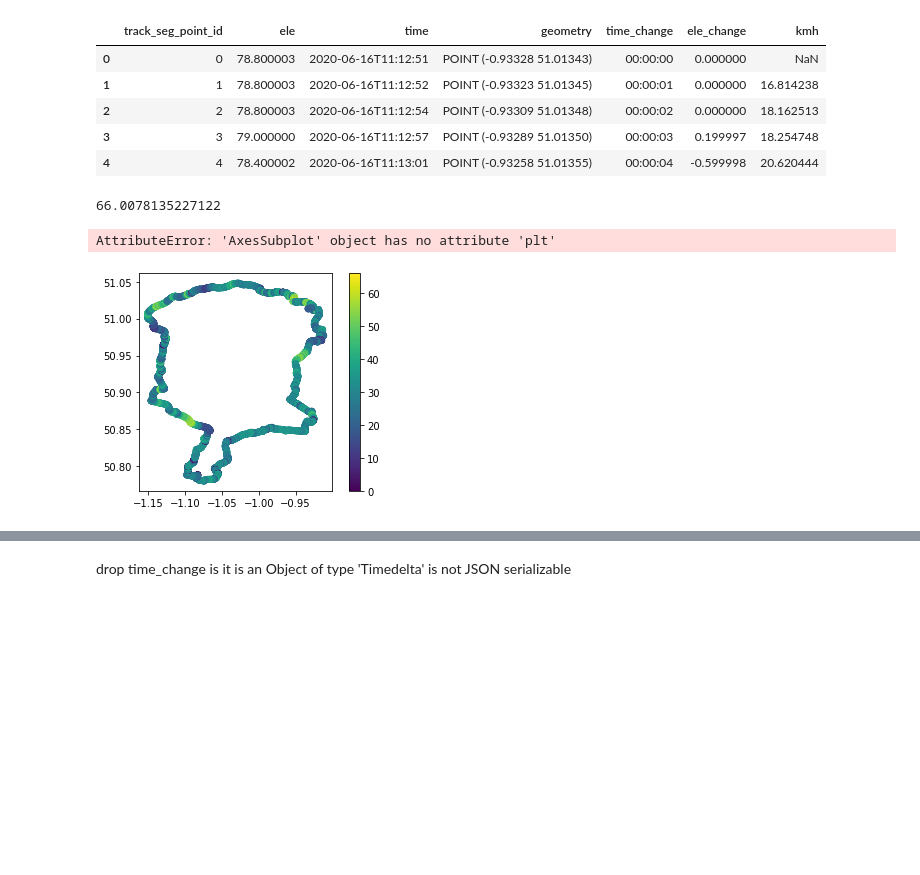
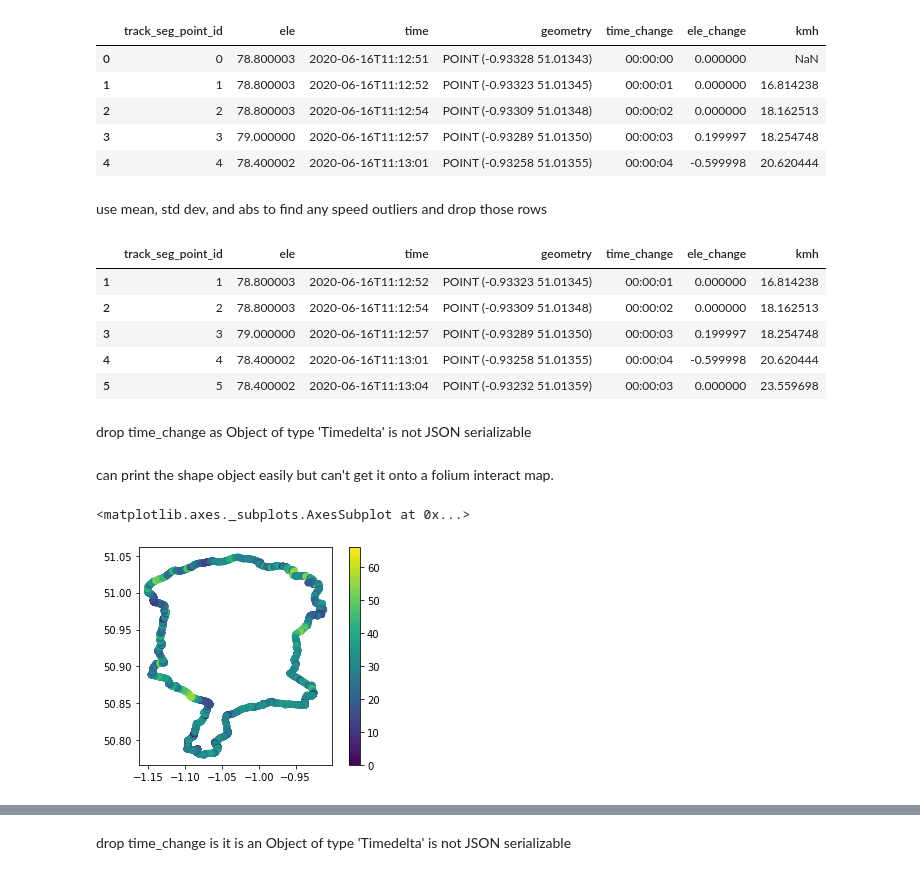
Before and after one commit to githubchinny/GPX, a Jupyter notebook: new_readGPX.ipynb, the cells around one changed output, grey strips where cells are left out. Cells and saved outputs as stored; diff of their text form; code cells hidden in the pictures; blank space fills up the shorter version.

Commit message:
add binning for line colors.  Try adding plot to folium (didn't work)

```diff
--- a/new_readGPX.ipynb
+++ b/new_readGPX.ipynb
@@ -74,4 +74,18 @@ gdf_points.head()
 | 2 | 2 | 78.800003 | 2020-06-16T11:12:54 | POINT (-0.93309 51.01348) | 00:00:02 | 0.000000 | 18.162513 |
 | 3 | 3 | 79.000000 | 2020-06-16T11:12:57 | POINT (-0.93289 51.01350) | 00:00:03 | 0.199997 | 18.254748 |
 | 4 | 4 | 78.400002 | 2020-06-16T11:13:01 | POINT (-0.93258 51.01355) | 00:00:04 | -0.599998 | 20.620444 |
+# %% [markdown]
+use mean, std dev, and abs to find any speed outliers and drop those rows
+# %%
+gdf_p2 = gdf_points[gdf_points['kmh'].sub(gdf_points['kmh'].mean()).div(gdf_points['kmh'].std()).abs().lt(5)]
+gdf_p2.head()
+# %% [output]
+|  | track_seg_point_id | ele | time | geometry | time_change | ele_change | kmh |
+| 1 | 1 | 78.800003 | 2020-06-16T11:12:52 | POINT (-0.93323 51.01345) | 00:00:01 | 0.000000 | 16.814238 |
+| 2 | 2 | 78.800003 | 2020-06-16T11:12:54 | POINT (-0.93309 51.01348) | 00:00:02 | 0.000000 | 18.162513 |
+| 3 | 3 | 79.000000 | 2020-06-16T11:12:57 | POINT (-0.93289 51.01350) | 00:00:03 | 0.199997 | 18.254748 |
+| 4 | 4 | 78.400002 | 2020-06-16T11:13:01 | POINT (-0.93258 51.01355) | 00:00:04 | -0.599998 | 20.620444 |
+| 5 | 5 | 78.400002 | 2020-06-16T11:13:04 | POINT (-0.93232 51.01359) | 00:00:03 | 0.000000 | 23.559698 |
+# %% [markdown]
+drop time_change as Object of type 'Timedelta' is not JSON serializable
 # %%
@@ -79,7 +93,5 @@ gdf_points.head()
-# %%
-gdf_p2 = gdf_points[gdf_points['kmh'].sub(gdf_points['kmh'].mean()).div(gdf_points['kmh'].std()).abs().lt(5)]
-# %% [output]
-66.0078135227122
+# %% [markdown]
+can print the shape object easily but can't get it onto a folium interact map.
 # %%
 import matplotlib.pyplot as plt
 import branca
@@ -89,10 +101,6 @@ f = branca.element.Figure()
 fig, ax = plt.subplots(1, 1)
 
 gdf_p2.plot(column='kmh', ax=ax, legend=True)
-
-folium.Map([0, 0], tiles='stamenwatercolor', ax=ax)
-
-ax.plt(folium.Map([46, 3], tiles='OpenStreetMap', zoom_start=5))
 # %% [output]
-AttributeError: 'AxesSubplot' object has no attribute 'plt'
+<matplotlib.axes._subplots.AxesSubplot at 0x...>
 [figure]
```
Also changed, not shown: parts of 4 cells of this notebook.
